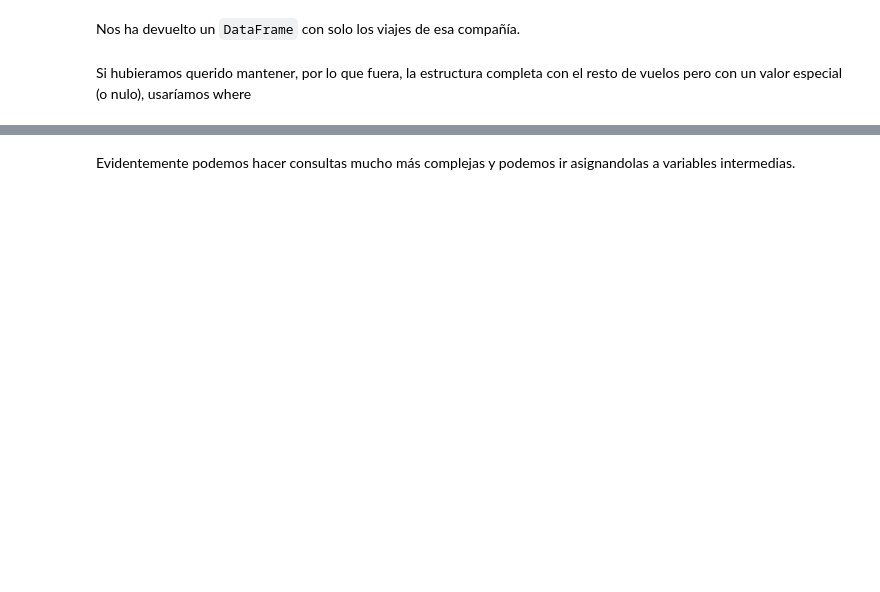
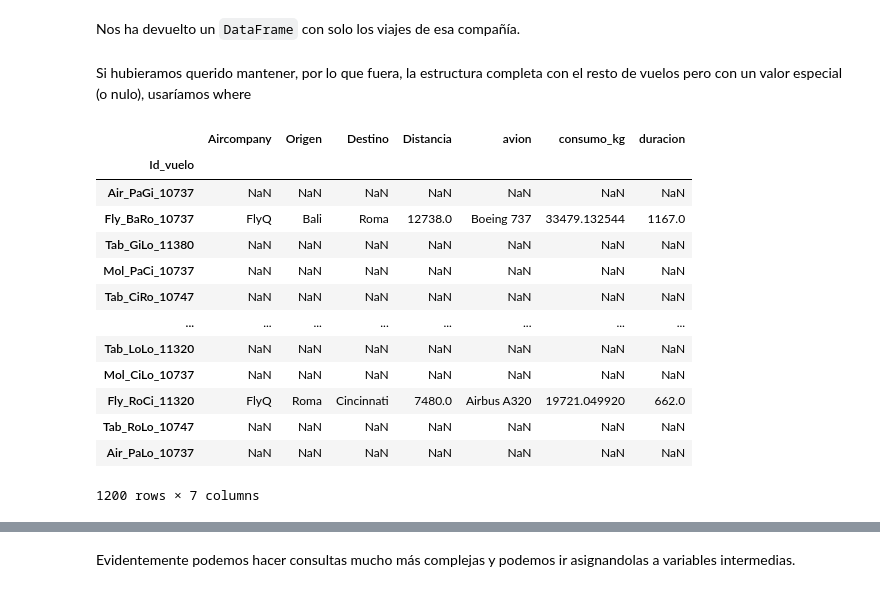
Before and after one commit to draranguez/DS-Online_DanielR, a Jupyter notebook: 02_Herramientas_Avanzadas/Sprint_04/Unidad_02_Pandas_II/01_Workout/03_Filtrado.ipynb, the cells around one changed output, grey strips where cells are left out. Cells and saved outputs as stored; diff of their text form; code cells hidden in the pictures; blank space fills up the shorter version.

```diff
--- a/02_Herramientas_Avanzadas/Sprint_04/Unidad_02_Pandas_II/01_Workout/03_Filtrado.ipynb
+++ b/02_Herramientas_Avanzadas/Sprint_04/Unidad_02_Pandas_II/01_Workout/03_Filtrado.ipynb
@@ -25,5 +50,23 @@ Nos ha devuelto un `DataFrame` con solo los viajes de esa compañía.
 Si hubieramos querido mantener, por lo que fuera, la estructura completa con el resto de vuelos pero con un valor especial (o nulo), usaríamos where
 # %%
 # Usando Where, sin cambiar valor
+df_aviones.where(
+    df_aviones["Aircompany"] == df_aviones["Aircompany"].value_counts().idxmin()
+)
+# %% [output]
+|  | Aircompany | Origen | Destino | Distancia | avion | consumo_kg | duracion |
+| Id_vuelo |  |  |  |  |  |  |  |
+| Air_PaGi_10737 | NaN | NaN | NaN | NaN | NaN | NaN | NaN |
+| Fly_BaRo_10737 | FlyQ | Bali | Roma | 12738.0 | Boeing 737 | 33479.132544 | 1167.0 |
+| Tab_GiLo_11380 | NaN | NaN | NaN | NaN | NaN | NaN | NaN |
+| Mol_PaCi_10737 | NaN | NaN | NaN | NaN | NaN | NaN | NaN |
+| Tab_CiRo_10747 | NaN | NaN | NaN | NaN | NaN | NaN | NaN |
+| ... | ... | ... | ... | ... | ... | ... | ... |
+| Tab_LoLo_11320 | NaN | NaN | NaN | NaN | NaN | NaN | NaN |
+| Mol_CiLo_10737 | NaN | NaN | NaN | NaN | NaN | NaN | NaN |
+| Fly_RoCi_11320 | FlyQ | Roma | Cincinnati | 7480.0 | Airbus A320 | 19721.049920 | 662.0 |
+| Tab_RoLo_10747 | NaN | NaN | NaN | NaN | NaN | NaN | NaN |
+| Air_PaLo_10737 | NaN | NaN | NaN | NaN | NaN | NaN | NaN |
+1200 rows × 7 columns
 # %%
 # Usando Where, cambiando valor
```
Also changed, not shown: parts of 17 cells of this notebook, 6 other files.
